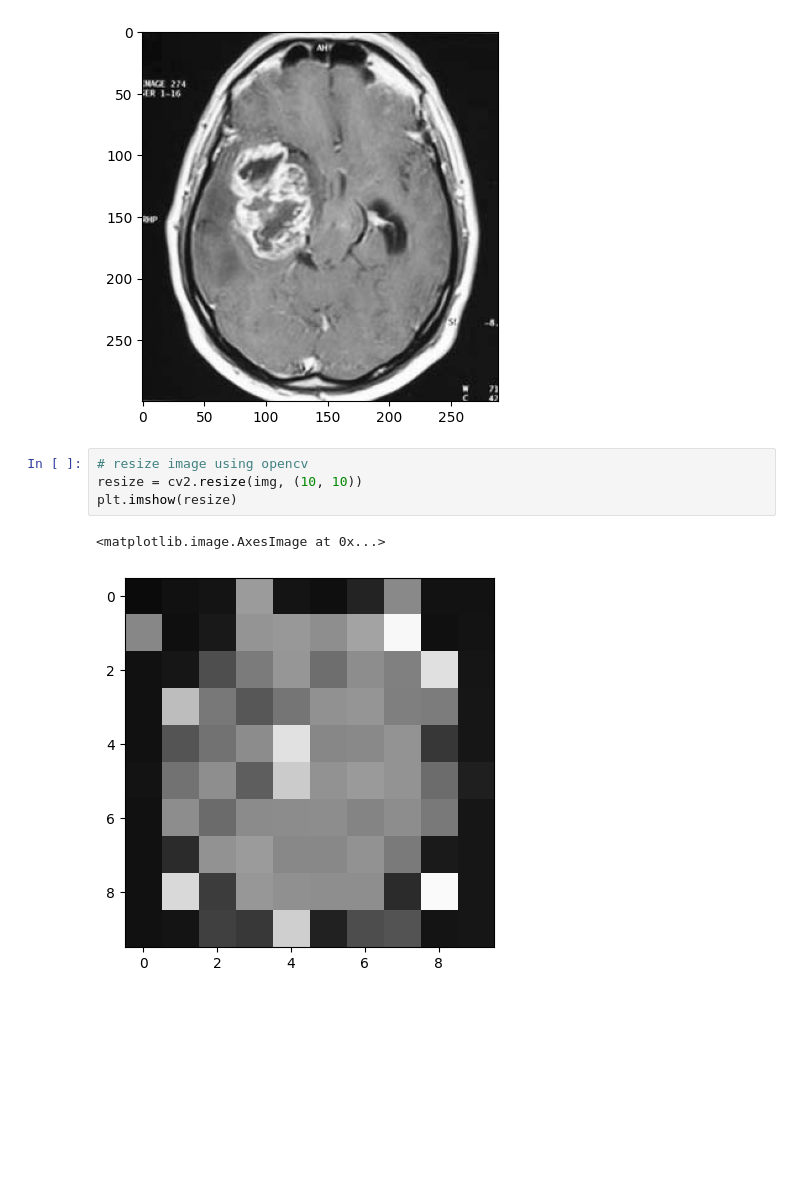
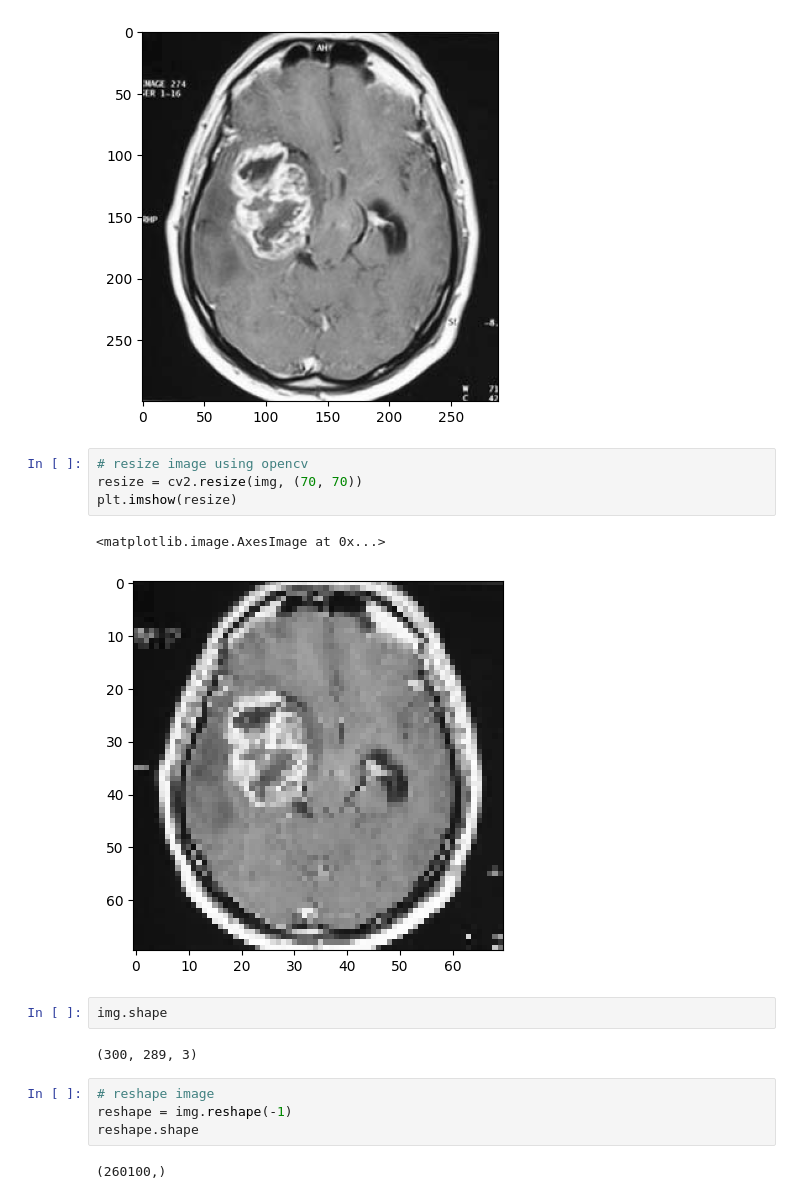
Before and after one commit to arfan64shah/Image_Processing, a Jupyter notebook: Image_Resize.ipynb, the cells around one changed output. Cells and saved outputs as stored; diff of their text form; blank space fills up the shorter version.

```diff
--- a/Image_Resize.ipynb
+++ b/Image_Resize.ipynb
@@ -52,8 +52,18 @@ plt.imshow(img)
 [figure]
 # %%
 # resize image using opencv
-resize = cv2.resize(img, (10, 10))
+resize = cv2.resize(img, (70, 70))
 plt.imshow(resize)
 # %% [output]
 <matplotlib.image.AxesImage at 0x...>
-[figure, old version]
+[figure, new version]
+# %%
+img.shape
+# %% [output]
+(300, 289, 3)
+# %%
+# reshape image
+reshape = img.reshape(-1)
+reshape.shape
+# %% [output]
+(260100,)
```
Also changed, not shown: parts of 10 cells of this notebook.
